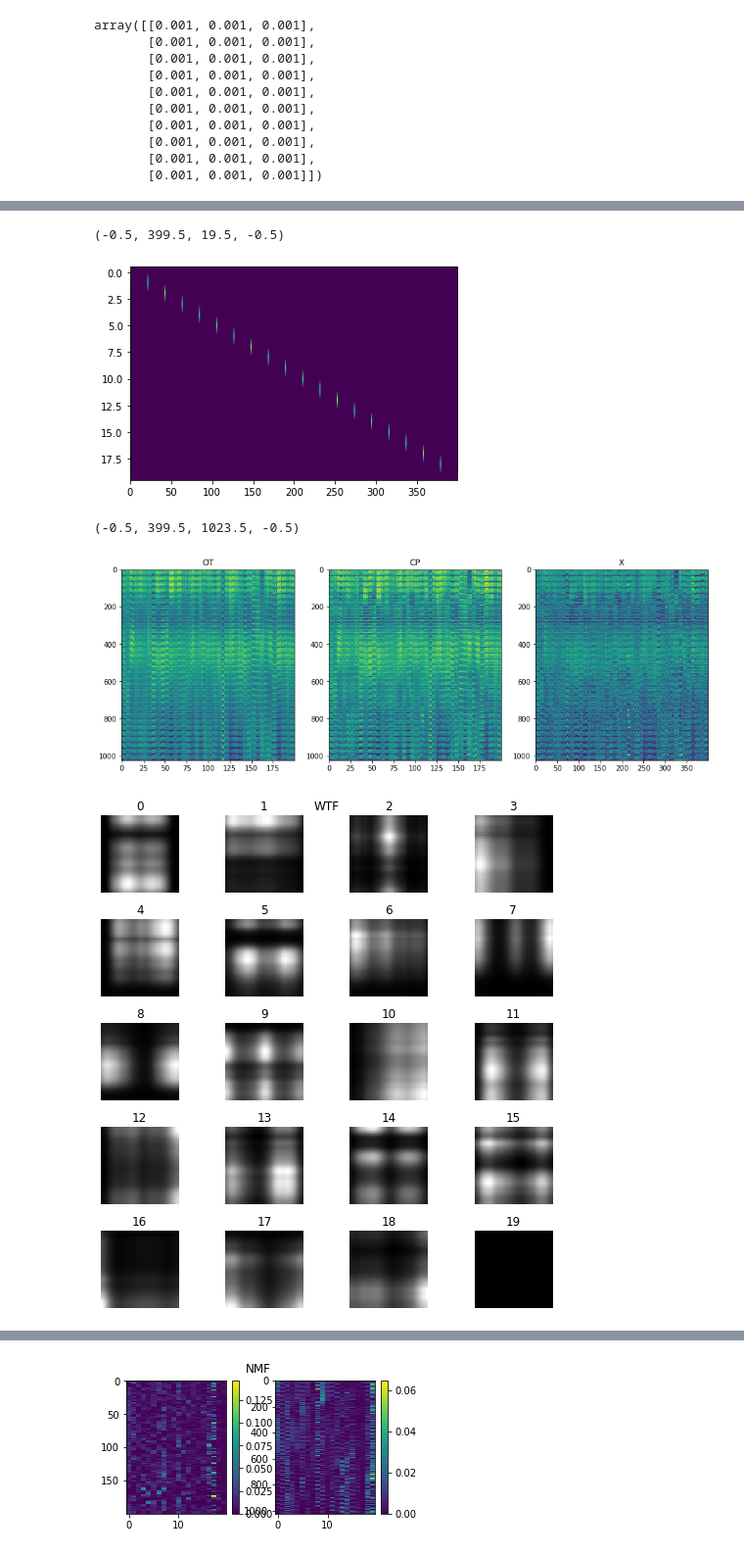
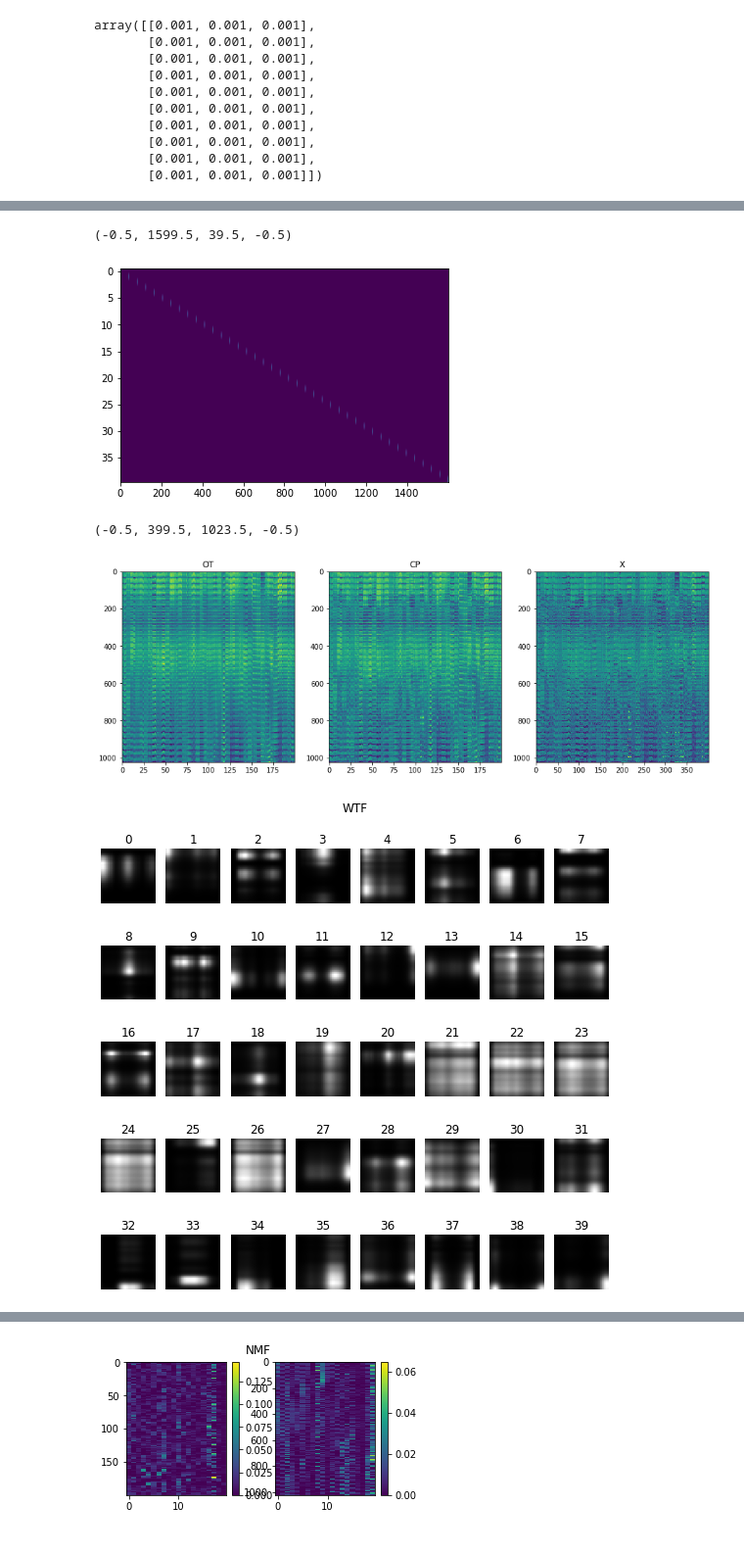
Before and after one commit to zsteve/wtf, a Jupyter notebook: examples/example_faces.ipynb, the cells around one changed output, grey strips where cells are left out. Shown at 98% size. Drawn from its saved outputs; the diff is of its cells as text; code cells hidden in the pictures.

```diff
--- a/examples/example_faces.ipynb
+++ b/examples/example_faces.ipynb
@@ -108,7 +100,7 @@ C_full = torch.Tensor(C_full/C_full.mean()).to(device)
 # %%
 # now pick multilinear rank
 d = 3
-r = [20, ]*3
+r = [40, ]*3
 S = tl.zeros(r).to(device)
 for i in range(r[0]):
     S[i, i, i] = 1
@@ -140,6 +132,10 @@ array([[0.001, 0.001, 0.001],
        [0.001, 0.001, 0.001],
        [0.001, 0.001, 0.001],
        [0.001, 0.001, 0.001]])
+# %%
+A[0] = (A[0].T/A[0].sum(1)).T
+A[1] = A[1]/A[1].sum(0)
+A[2] = A[2]/A[2].sum(0)
 # %%
 max_iter, print_inter, check_iter, unbal = (100, 10, 10, True)
 tol = 1e-3
@@ -147,15 +143,15 @@ mode = "lbfgs"
 for i in range(n_iter):
     print("Block iteration ", i)
     print("Mode 0")
-    m0 = wtf.FactorsModel(X0_train, 0, None, S, A, rho[i, :], eps[i, :], lamda[i, :], optim_modes, ot_mode = "slice", U_init = None, C_full = C_full, device = device, unbal = unbal)
+    m0 = wtf.FactorsModel(X0_train, 0, None, S, A, rho[i, :], eps[i, :], lamda[i, :], optim_modes, ot_mode = "slice", U_init = None, C_full = C_full, device = device, unbal = unbal, norm = "row")
     wtf.solve(m0, lr = lr[i, 0], mode = mode, max_iter = max_iter, print_inter = print_inter, check_iter = check_iter, tol = tol)
     A[0] = m0.compute_primal_variable().detach()
     print("Mode 1")
-    m1 = wtf.FactorsModel(X0_train, 1, None, S, A, rho[i, :], eps[i, :], lamda[i, :], optim_modes, ot_mode = "slice", U_init = None, C_full = C_full, device = device, unbal = unbal)
+    m1 = wtf.FactorsModel(X0_train, 1, None, S, A, rho[i, :], eps[i, :], lamda[i, :], optim_modes, ot_mode = "slice", U_init = None, C_full = C_full, device = device, unbal = unbal, norm = "col")
     wtf.solve(m1, lr = lr[i, 1], mode = mode, max_iter = max_iter, print_inter = print_inter, check_iter = check_iter, tol = tol)
     A[1] = m1.compute_primal_variable().detach()
     print("Mode 2")
-    m2 = wtf.FactorsModel(X0_train, 2, None, S, A, rho[i, :], eps[i, :], lamda[i, :], optim_modes, ot_mode = "slice", U_init = None, C_full = C_full, device = device, unbal = unbal)
+    m2 = wtf.FactorsModel(X0_train, 2, None, S, A, rho[i, :], eps[i, :], lamda[i, :], optim_modes, ot_mode = "slice", U_init = None, C_full = C_full, device = device, unbal = unbal, norm = "col")
     wtf.solve(m2, lr = lr[i, 2], mode = mode, max_iter = max_iter, print_inter = print_inter, check_iter = check_iter, tol = tol)
     A[2] = m2.compute_primal_variable().detach()
     ## uncomment if want to optimise over core tensor for a Tucker decomposition
@@ -223,8 +219,8 @@ for i in range(3):
 plt.imshow(tl.unfold(S, 0).cpu())
 plt.axis("auto")
 # %% [output]
-(-0.5, 399.5, 19.5, -0.5)
+(-0.5, 1599.5, 39.5, -0.5)
-[figure, old version]
+[figure, new version]
 # %%
 plt.figure(figsize = (15, 5))
 plt.subplot(1, 3, 1)
@@ -241,23 +237,23 @@ plt.imshow(X.reshape(-1, sizex*sizey).T, interpolation = "nearest")
 plt.axis("auto")
 # %% [output]
 (-0.5, 399.5, 1023.5, -0.5)
-[figure, old version]
+[figure, new version]
 # %%
 def outer(u, v):
     return u.reshape(-1, 1) * v.reshape(1, -1)
 
 plt.figure(figsize = (3*PLT_CELL, 3*PLT_CELL))
 plt.suptitle("WTF")
 perm = np.array(np.argsort(A[0].sum(0).cpu()))[::-1]
-for i in range(20):
-    plt.subplot(5, 4, i+1)
+for i in range(40):
+    plt.subplot(5, 8, i+1)
     plt.title("%d" % i)
     plt.imshow(outer(A[1][:, perm[i]], A[2][:, perm[i]]).cpu(), cmap = "gray")
     plt.axis("off")
 plt.tight_layout()
 # plt.savefig(figs_path + "faces_wtf_atoms.pdf")
 # %% [output]
-[figure, old version]
+[figure, new version]
 # %%
 plt.figure(figsize = (3*PLT_CELL, 3*PLT_CELL))
 plt.suptitle("Frobenius-CP")
```
Also changed, not shown: parts of 18 cells of this notebook, 1 other file.
